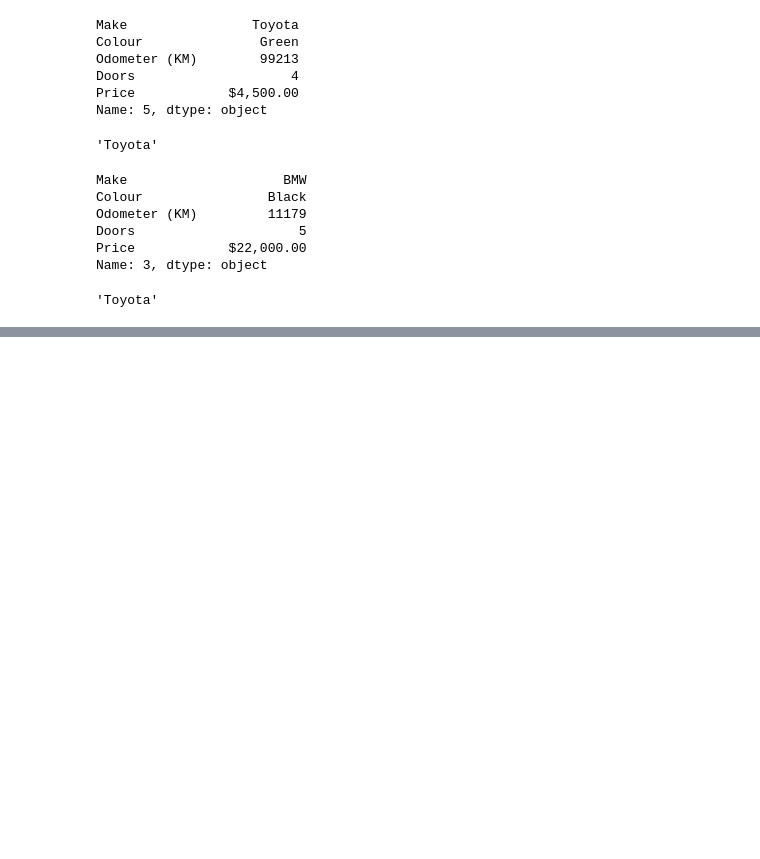
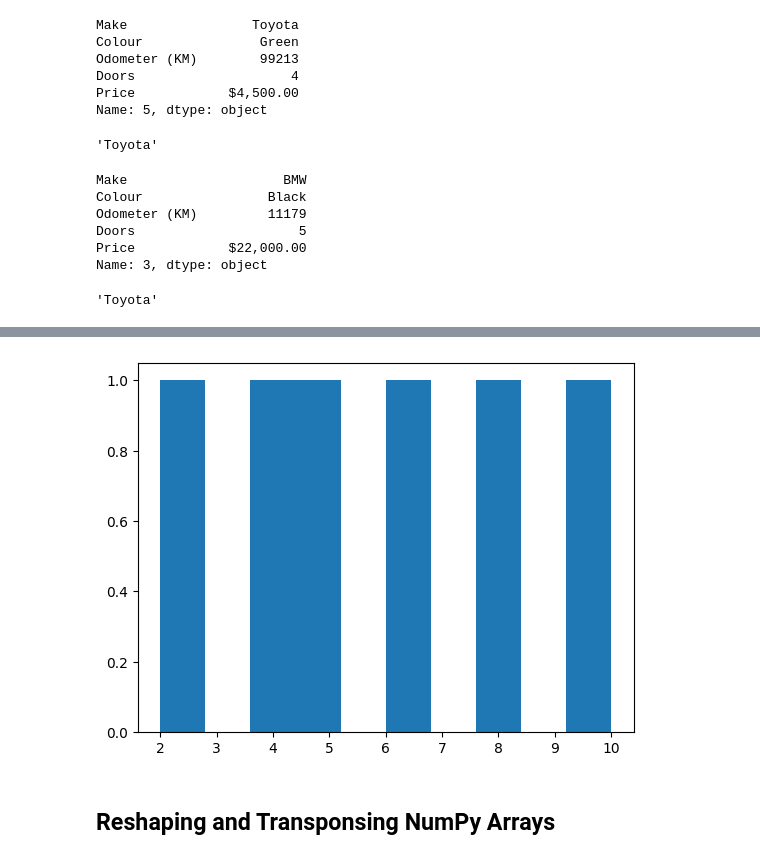
Before and after one commit to citysiva180/machine_learning, a Jupyter notebook: Complete_Machine_Learing_and_DataScience_BootCamp_2023.ipynb, the cells around one changed output, grey strips where cells are left out. Drawn from its saved outputs; the diff is of its cells as text; code cells hidden in the pictures; blank space fills up the shorter version.

```diff
--- a/Complete_Machine_Learing_and_DataScience_BootCamp_2023.ipynb
+++ b/Complete_Machine_Learing_and_DataScience_BootCamp_2023.ipynb
@@ -334,0 +784,7 @@ car_sales['Make'].iloc[5]
+# %%
+plt.hist(low_var_array)
+plt.show()
+# %% [output]
+[figure, added]
+# %% [markdown]
+## Reshaping and Transponsing NumPy Arrays
```
Also changed, not shown: parts of 100 cells of this notebook.
